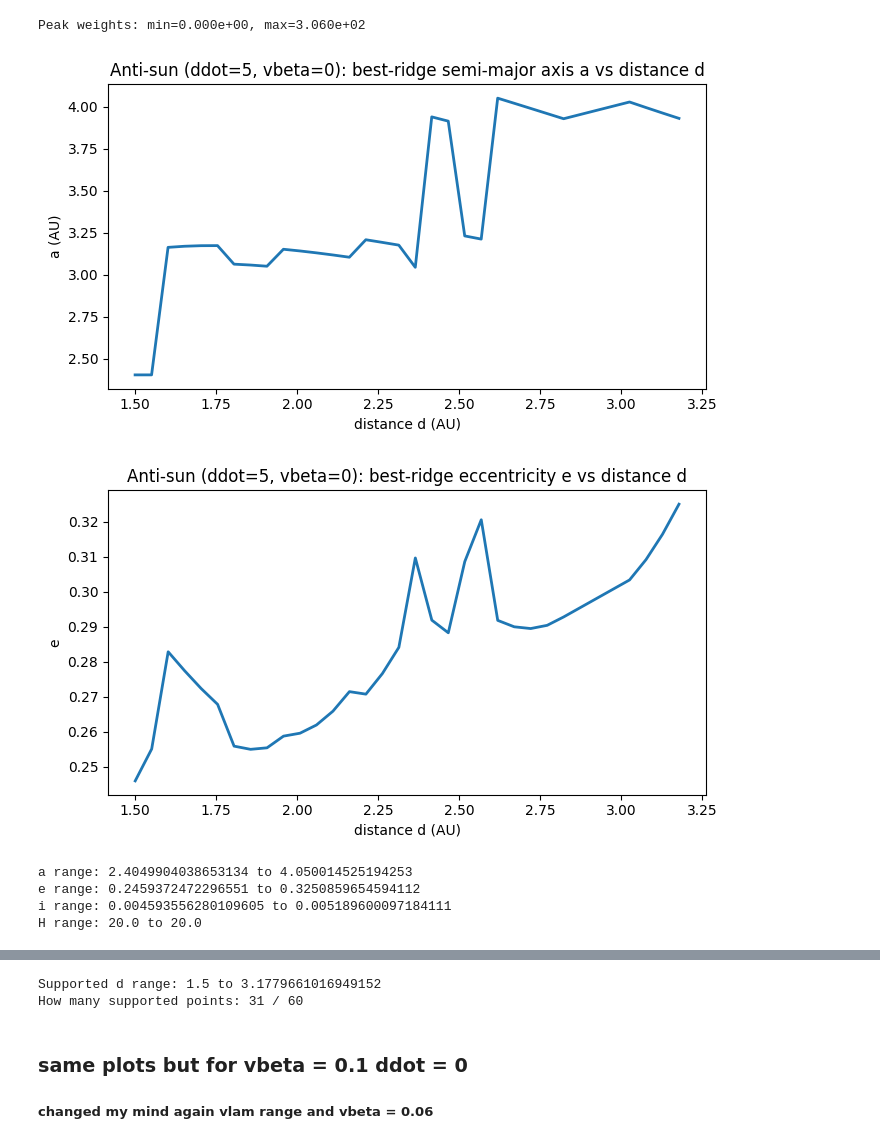
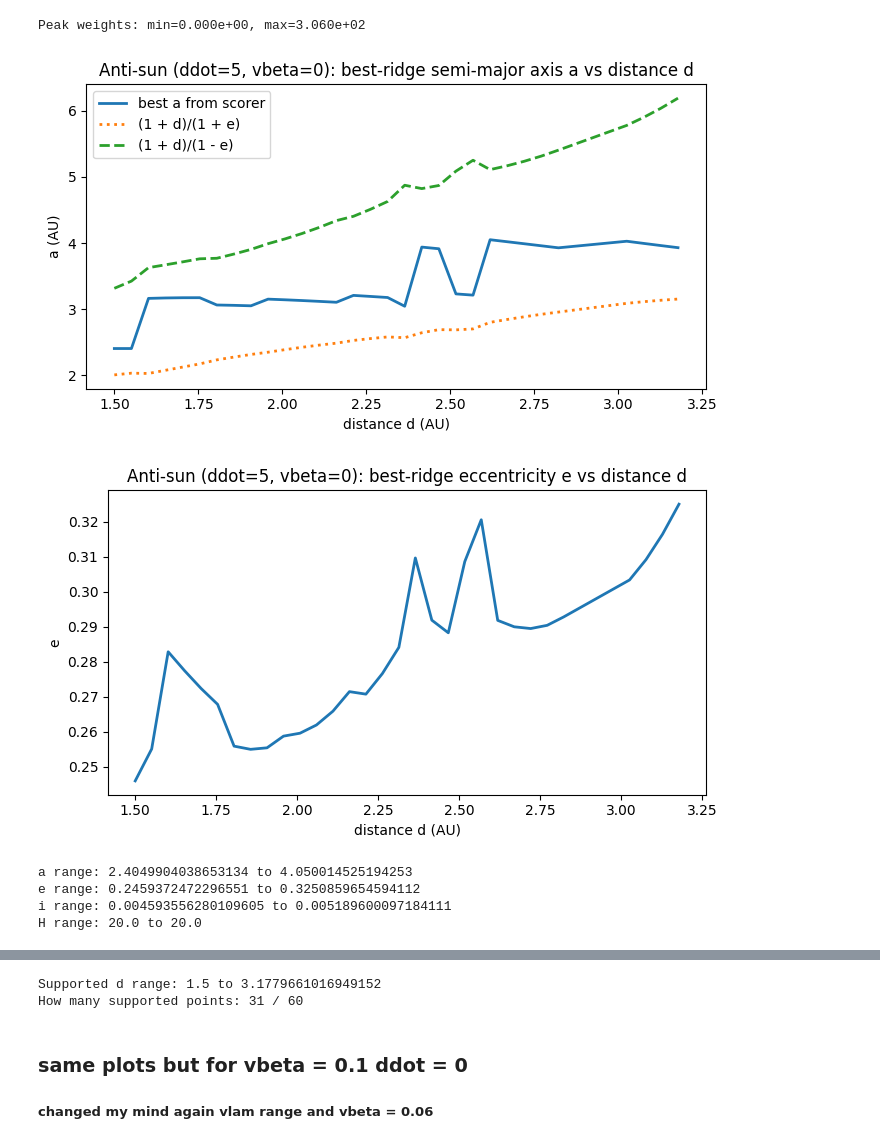
Before and after one commit to devanshi-s04/neomod, a Jupyter notebook: mbasplotwscorer.ipynb, the cells around one changed output, grey strips where cells are left out. Drawn from its saved outputs; the diff is of its cells as text; code cells hidden in the pictures.

Commit message:
added individual pixel d vs ddot plots for mbas and other tests

```diff
--- a/mbasplotwscorer.ipynb
+++ b/mbasplotwscorer.ipynb
@@ -834,7 +1015,7 @@ print(f"anti-sun RA,Dec (deg) = {ra0_deg:.6f}, {dec0_deg:.6f}")
 d_grid = np.linspace(1.5, 4.5, 60)          # AU
 vlam_grid = np.linspace(-0.6, 0.6, 241)     # deg/day
 vbeta_fixed = 0.0
-ddot_fixed = -5.0
+ddot_fixed = -2.0
 
 W = np.zeros((len(d_grid), len(vlam_grid)), dtype=float)
 
@@ -1171,11 +1363,22 @@ for k in tqdm(np.where(mask)[0], desc="Extracting elements on ridge", unit="d"):
 
 # Plot a vs d (only where supported)
 plt.figure(figsize=(7,4))
-plt.plot(d_grid[mask], a_best[mask], lw=2)
+
+# main curve
+plt.plot(d_grid[mask], a_best[mask], lw=2, label="best a from scorer")
+
+# plots the upper and lower range
+plt.plot(d_grid[mask], (1 + d_grid[mask])/(1 + e_best[mask]),
+         ls=":", lw=2, label="(1 + d)/(1 + e)")
+plt.plot(d_grid[mask], (1 + d_grid[mask])/(1 - e_best[mask]),
+         ls="--", lw=2, label="(1 + d)/(1 - e)")
+
+#plt.plot(d_grid[mask], a_best[mask], lw=2)
 plt.xlabel("distance d (AU)")
 plt.ylabel("a (AU)")
 plt.title("Anti-sun (ddot=5, vbeta=0): best-ridge semi-major axis a vs distance d")
 plt.tight_layout()
+plt.legend()
 plt.show()
 
 # plotting e vs d
@@ -1185,34 +1388,34 @@ plt.xlabel("distance d (AU)")
 plt.ylabel("e")
 plt.title("Anti-sun (ddot=5, vbeta=0): best-ridge eccentricity e vs distance d")
 plt.tight_layout()
 plt.show()
 
 
 
 print("a range:", np.nanmin(a_best), "to", np.nanmax(a_best))
 print("e range:", np.nanmin(e_best), "to", np.nanmax(e_best))
 print("i range:", np.nanmin(i_best), "to", np.nanmax(i_best))
 print("H range:", np.nanmin(H_best), "to", np.nanmax(H_best))
 
 
 # plot comparison only where supported aka no zero
 plt.figure(figsize=(7,4))
 plt.plot(d_grid[mask], best_vlam[mask], lw=2, label="best vlam from scorer (argmax)")
 plt.plot(d_grid[mask], vlam_mean[mask], lw=2, ls="--", label="ridge mean vlam (weighted)")
 plt.plot(d_grid[mask], vlam_pred[mask], lw=2, ls=":", label="analytic circular-opposition baseline")
 
 plt.axhline(0, lw=1)
 plt.xlabel("distance d (AU)")
 plt.ylabel(r"$v_\lambda$ (deg/day)")
 plt.title("Anti-sun test: recovered vlam(d) vs analytic baseline (only where W>0)")
 plt.legend()
 plt.tight_layout()
 plt.show()
 
 print("Supported d range:", d_grid[mask].min(), "to", d_grid[mask].max())
 print("How many supported points:", mask.sum(), "/", len(mask))
 # %% [output]
-[figure, old version]
+[figure, new version]
 [figure]
 a range: 2.4049904038653134 to 4.050014525194253
 e range: 0.2459372472296551 to 0.3250859654594112
```
Also changed, not shown: parts of 11 cells of this notebook, 8 other files.
